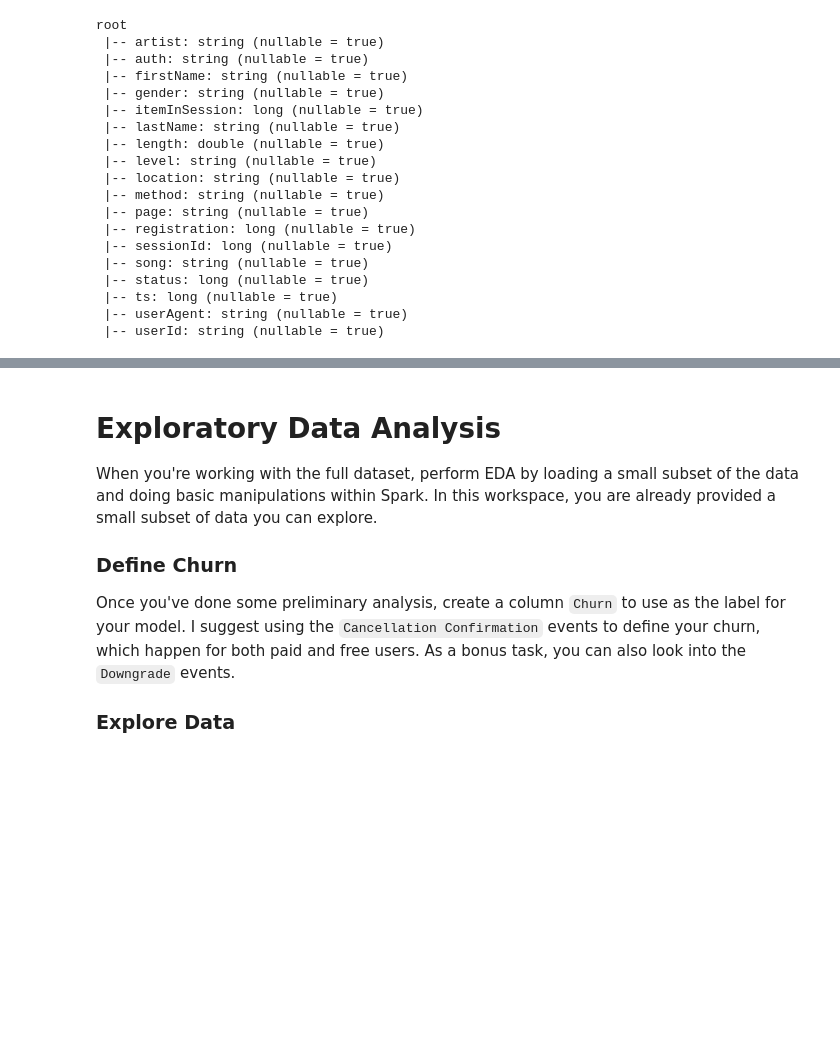
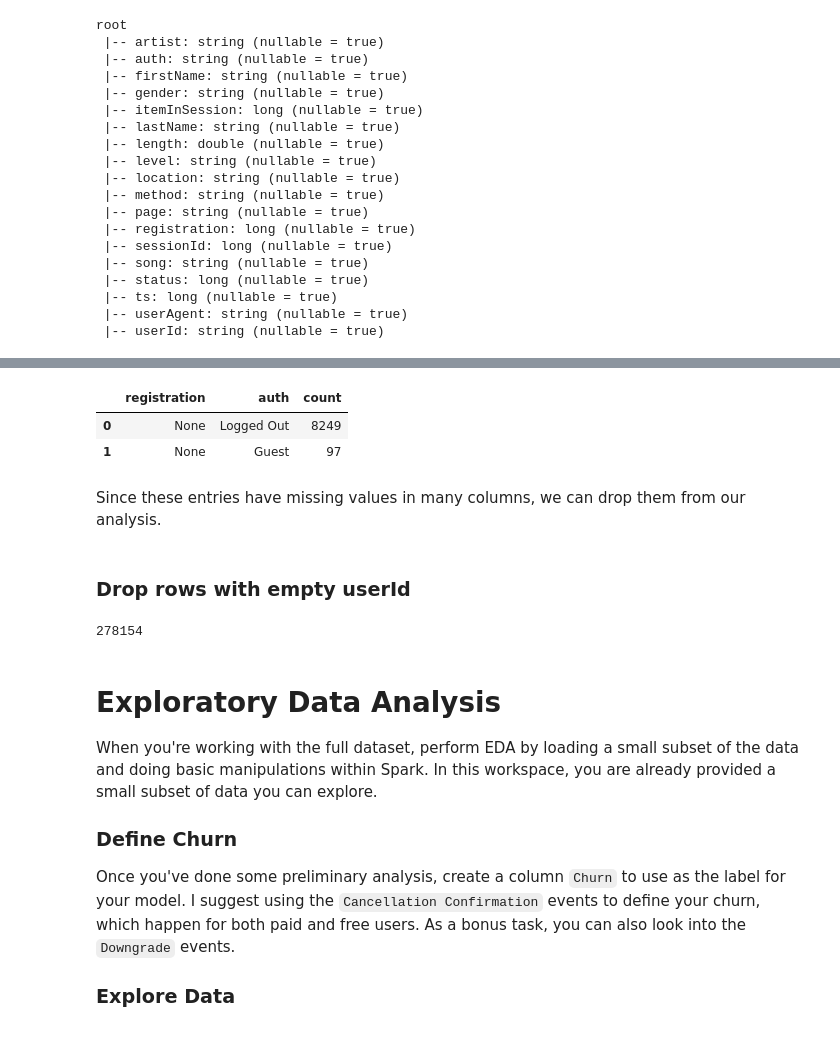
Before and after one commit to silviaclaire/sparkify, a Jupyter notebook: Sparkify.ipynb, the cells around one changed output, grey strips where cells are left out. Saved outputs shown, nothing was run; the diff lists cells and outputs as text; code cells hidden in the pictures; blank space fills up the shorter version.

```diff
--- a/Sparkify.ipynb
+++ b/Sparkify.ipynb
@@ -54,3 +144,18 @@ root
+# %%
+user_log.filter(F.col('userId')=='').groupBy('registration', 'auth').count().toPandas()
+# %% [output]
+|  | registration | auth | count |
+| 0 | None | Logged Out | 8249 |
+| 1 | None | Guest | 97 |
+# %% [markdown]
+Since these entries have missing values in many columns, we can drop them from our analysis.
+# %% [markdown]
+### Drop rows with empty userId
+# %%
+df = user_log.filter(F.col('userId')!='')
+df.count()
+# %% [output]
+278154
 # %% [markdown]
 # Exploratory Data Analysis
 When you're working with the full dataset, perform EDA by loading a small subset of the data and doing basic manipulations within Spark. In this workspace, you are already provided a small subset of data you can explore.
```
Also changed, not shown: parts of 15 cells of this notebook.
